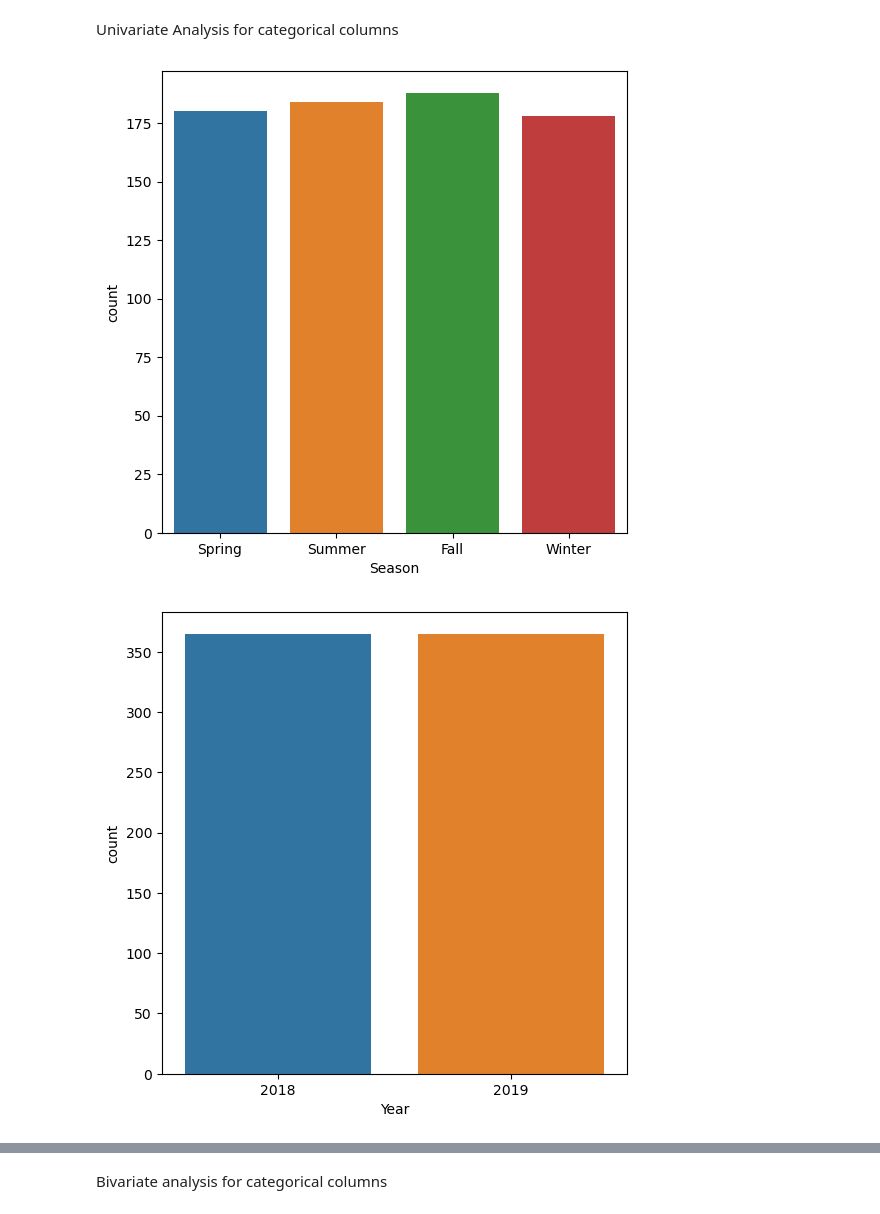
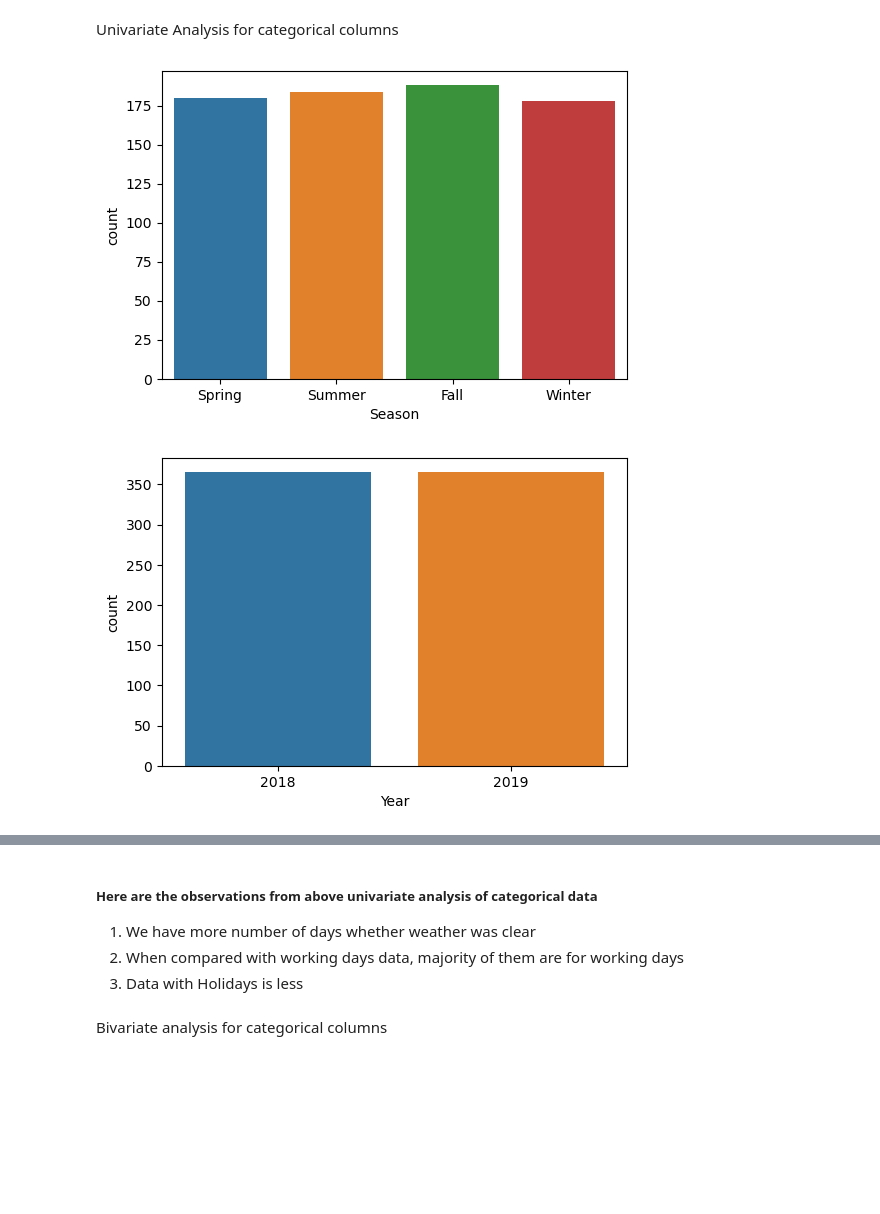
Before and after one commit to Aswani-ReddyKV/BikeSharing, a Jupyter notebook: Aswani_Reddy.ipynb, the cells around one changed output, grey strips where cells are left out. Cells and saved outputs as stored; diff of their text form; code cells hidden in the pictures; blank space fills up the shorter version.

Commit message:
Re-arranged EDA related logic and added mapping for categorical values-cleaned and added observations

```diff
--- a/Aswani_Reddy.ipynb
+++ b/Aswani_Reddy.ipynb
@@ -165,10 +165,10 @@ Univariate Analysis for categorical columns
 # %%
 
 for i in range(len(categorical_columns)):
-    plt.figure(figsize=[6,6])
+    plt.figure(figsize=[6,4])
     pltAxes = sns.countplot(data = bikesharing, x = categorical_columns[i])
     pltAxes.set_xlabel(categorical_xlabel[i])
     plt.show()
 # %% [output]
-[figure, old version]
+[figure, new version]
-[figure, old version]
+[figure, new version]
@@ -180,3 +180,8 @@ for i in range(len(categorical_columns)):
+# %% [markdown]
+##### Here are the observations from above univariate analysis of categorical data #####
+1. We have more number of days whether weather was clear
+2. When compared with working days data, majority of them are for working days
+3. Data with Holidays is less
 # %% [markdown]
 Bivariate analysis for categorical columns
 # %%
```
Also changed, not shown: parts of 9 cells of this notebook.
